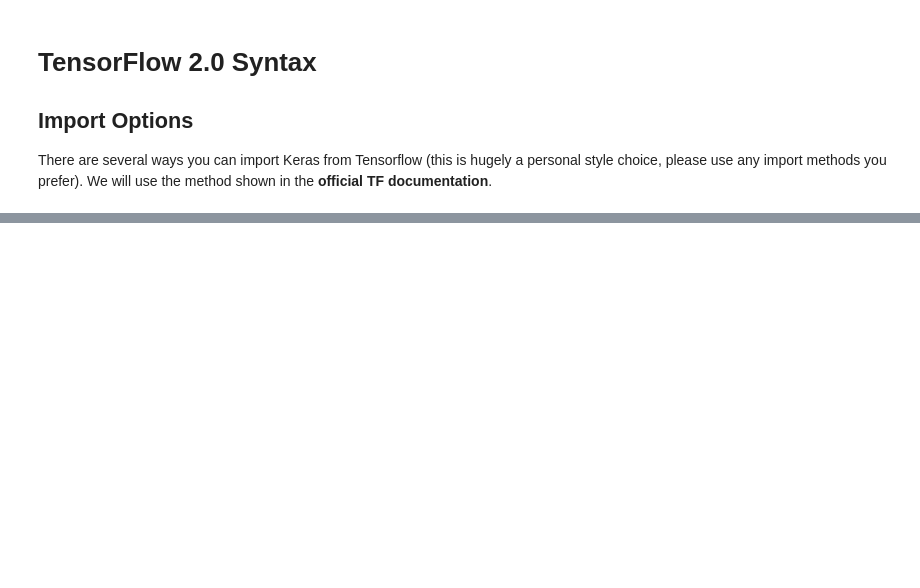
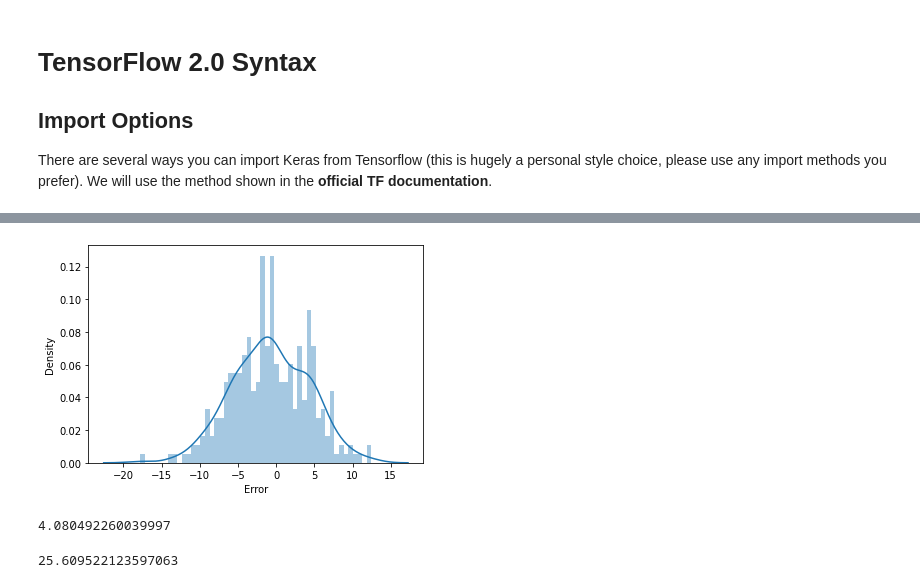
Before and after one commit to jordanfalcao/tensorflow2-deeplearning, a Jupyter notebook: 04-ANNs/01_Keras_Syntax_Basics.ipynb, the cells around one changed output, grey strips where cells are left out. Cells and saved outputs as stored; diff of their text form; code cells hidden in the pictures; blank space fills up the shorter version.

```diff
--- a/04-ANNs/01_Keras_Syntax_Basics.ipynb
+++ b/04-ANNs/01_Keras_Syntax_Basics.ipynb
@@ -126,0 +336,6 @@ import tensorflow as tf
+# %%
+# visualizando a distribuição do erro em cada ponto
+pred_df['Error'] = pred_df['Test True Y'] - pred_df['Model Predictions']
+sns.distplot(pred_df['Error'],bins=50);
+# %% [output]
+[figure, added]
@@ -126,0 +344,10 @@ import tensorflow as tf
+# %%
+# erro médio absoluto do modelo
+mean_absolute_error(pred_df['Test True Y'], pred_df['Model Predictions'])
+# %% [output]
+4.080492260039997
+# %%
+# erro médio quadrático do modelo
+mean_squared_error(pred_df['Test True Y'], pred_df['Model Predictions']) # mesmo valor achado no evaluate [30]
+# %% [output]
+25.609522123597063
```
Also changed, not shown: parts of 47 cells of this notebook, 1 other file.
